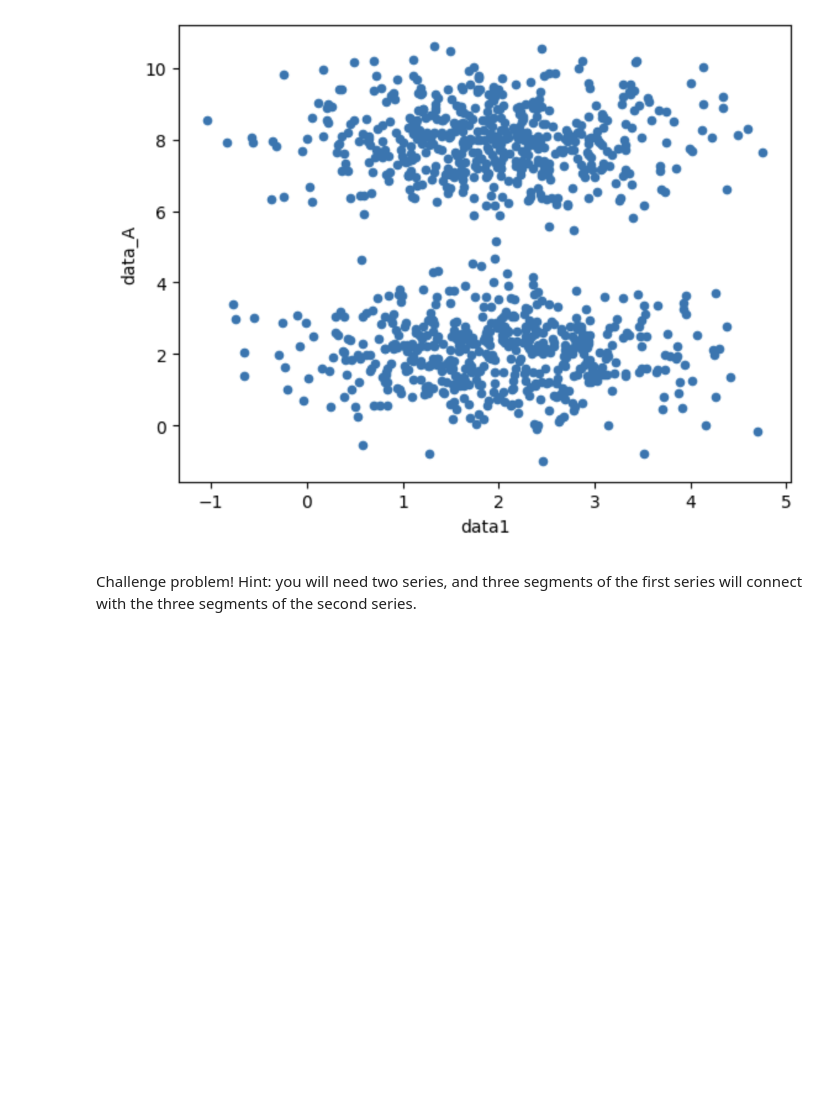
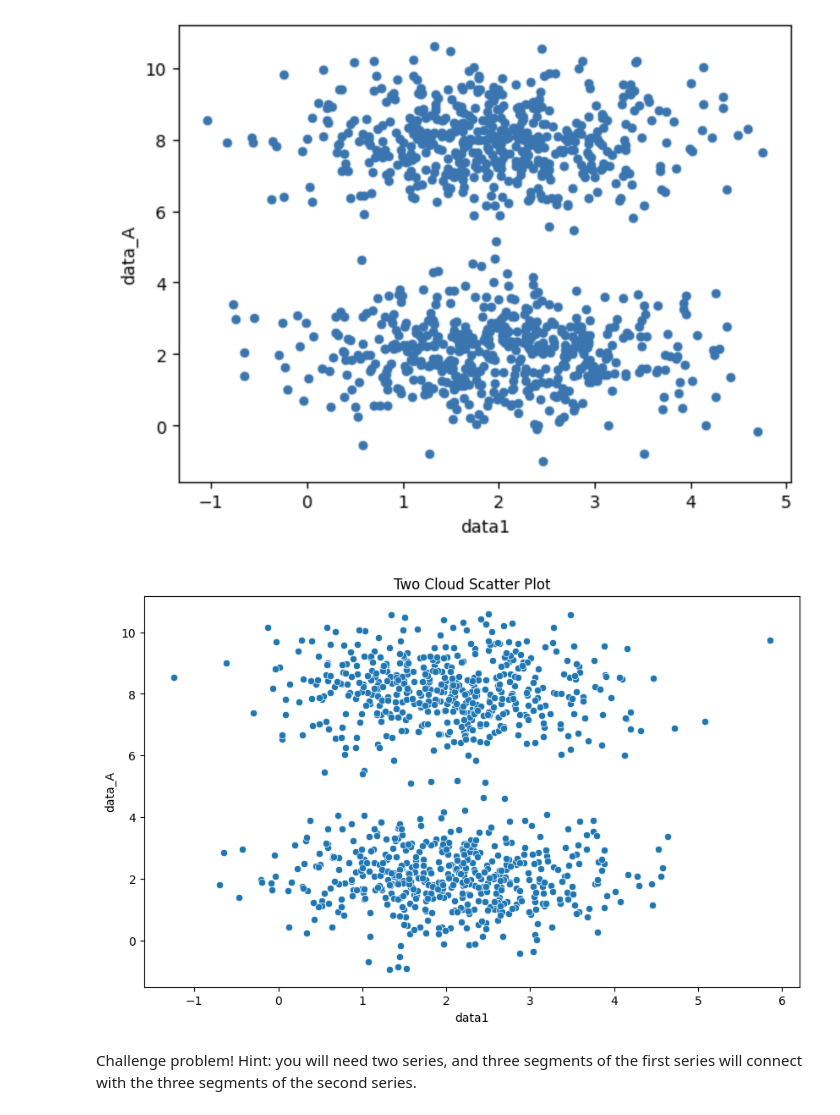
Before and after one commit to SergeyNelyapenkoBU/2025-spring-B2, a Jupyter notebook: OMDS-ModB2-Week5-Nelyapenko-Sergey-concealed-answer.ipynb, the cells around one changed output. Cells and saved outputs as stored; diff of their text form; code cells hidden in the pictures; blank space fills up the shorter version.

```diff
--- a/OMDS-ModB2-Week5-Nelyapenko-Sergey-concealed-answer.ipynb
+++ b/OMDS-ModB2-Week5-Nelyapenko-Sergey-concealed-answer.ipynb
@@ -157,6 +246,33 @@ from IPython.display import Image
 Image("twoclouds.png")
 # %% [output]
 [figure]
+# %%
+# Setting the random seed for reproducibility
+np.random.seed(42)
+
+# Number of points per cloud
+num_points = 500
+
+# Generating x-values from a normal distribution
+x_values = np.random.normal(loc=2, scale=1, size=num_points * 2)
+
+# Generating two separate clouds for y-values
+y_values_top = np.random.normal(loc=8, scale=1, size=num_points)
+y_values_bottom = np.random.normal(loc=2, scale=1, size=num_points)
+
+# Concatenating the clouds to form two distinct clusters
+y_values = np.concatenate([y_values_top, y_values_bottom])
+
+# Creating a DataFrame for visualization
+df_twoclouds = pd.DataFrame({"data1": x_values, "data_A": y_values})
+
+# Plotting the scatter plot
+plt.figure(figsize=(10, 6))
+sns.scatterplot(data=df_twoclouds, x="data1", y="data_A")
+plt.title("Two Cloud Scatter Plot")
+plt.show()
+# %% [output]
+[figure, added]
 # %% [markdown]
 Challenge problem!  Hint: you will need two series, and three segments of the first series will connect with the three segments of the second series.
 # %%
```
Also changed, not shown: parts of 12 cells of this notebook, 1 other file.
